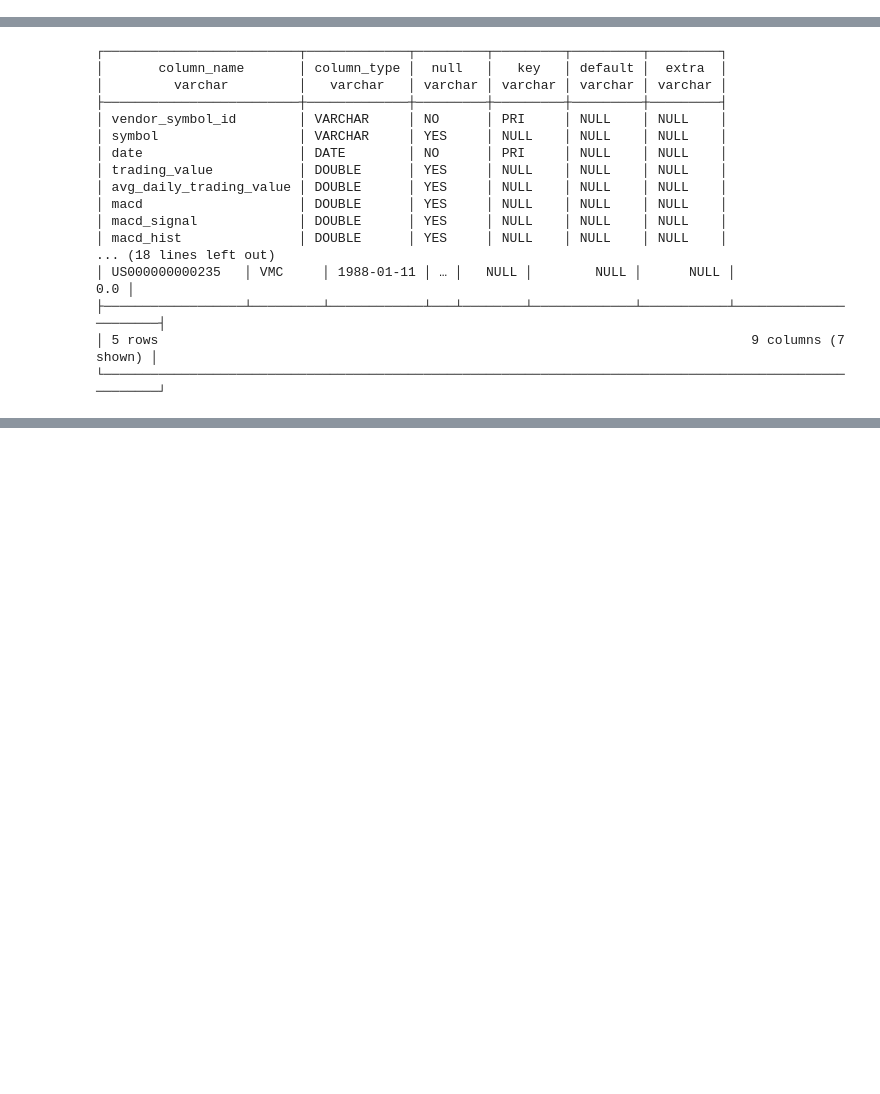
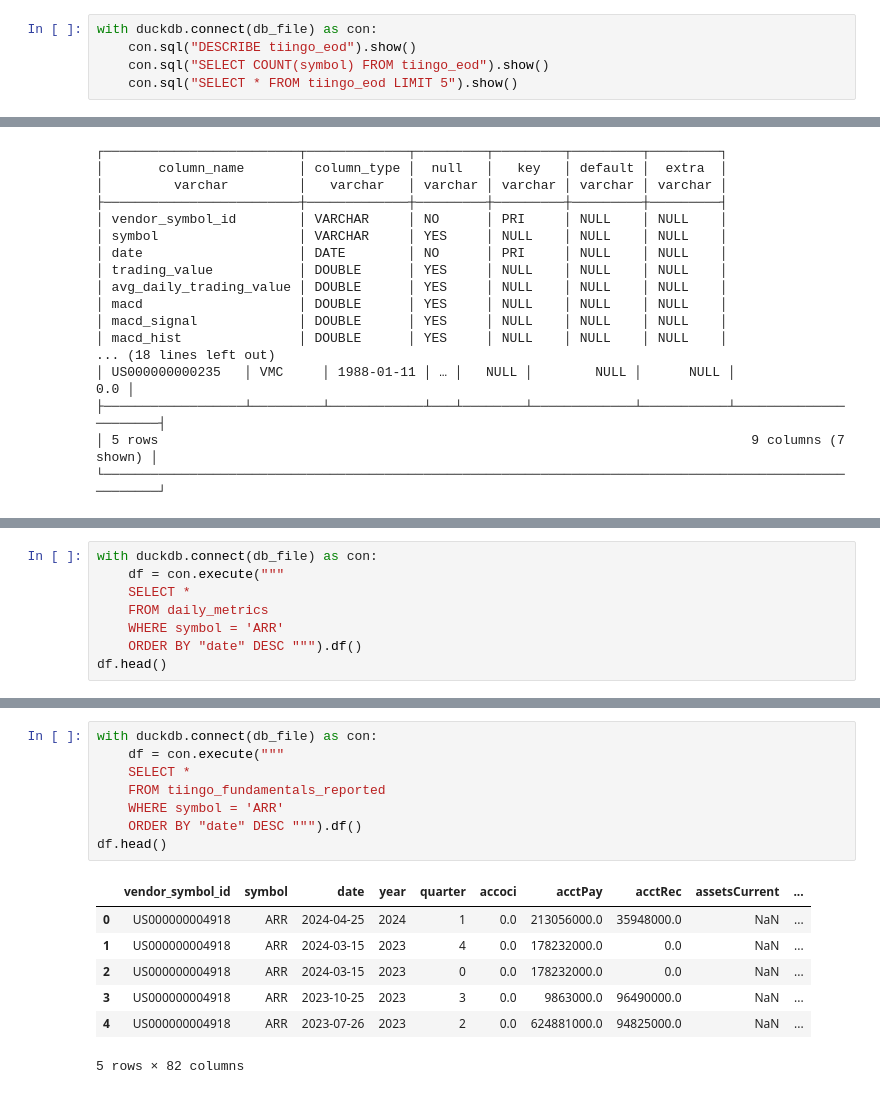
Before and after one commit to madeupname/mallard, a Jupyter notebook: examples/verification.ipynb, the cells around one changed output, grey strips where cells are left out. Drawn from its saved outputs; the diff is of its cells as text; blank space fills up the shorter version.

```diff
--- a/examples/verification.ipynb
+++ b/examples/verification.ipynb
@@ -172,0 +176,5 @@ with duckdb.connect(db_file) as con:
+# %%
+with duckdb.connect(db_file) as con:
+    con.sql("DESCRIBE tiingo_eod").show()
+    con.sql("SELECT COUNT(symbol) FROM tiingo_eod").show()
+    con.sql("SELECT * FROM tiingo_eod LIMIT 5").show()
@@ -199,0 +228,8 @@ with duckdb.connect(db_file) as con:
+# %%
+with duckdb.connect(db_file) as con:
+    df = con.execute("""
+    SELECT *
+    FROM daily_metrics
+    WHERE symbol = 'ARR'
+    ORDER BY "date" DESC """).df()
+df.head()
@@ -199,0 +244,16 @@ with duckdb.connect(db_file) as con:
+# %%
+with duckdb.connect(db_file) as con:
+    df = con.execute("""
+    SELECT *
+    FROM tiingo_fundamentals_reported
+    WHERE symbol = 'ARR'
+    ORDER BY "date" DESC """).df()
+df.head()
+# %% [output]
+|  | vendor_symbol_id | symbol | date | year | quarter | accoci | acctPay | acctRec | assetsCurrent | ... |
+| 0 | US000000004918 | ARR | 2024-04-25 | 2024 | 1 | 0.0 | 213056000.0 | 35948000.0 | NaN | ... |
+| 1 | US000000004918 | ARR | 2024-03-15 | 2023 | 4 | 0.0 | 178232000.0 | 0.0 | NaN | ... |
+| 2 | US000000004918 | ARR | 2024-03-15 | 2023 | 0 | 0.0 | 178232000.0 | 0.0 | NaN | ... |
+| 3 | US000000004918 | ARR | 2023-10-25 | 2023 | 3 | 0.0 | 9863000.0 | 96490000.0 | NaN | ... |
+| 4 | US000000004918 | ARR | 2023-07-26 | 2023 | 2 | 0.0 | 624881000.0 | 94825000.0 | NaN | ... |
+5 rows × 82 columns
```
Also changed, not shown: parts of 19 cells of this notebook, 2 other files.
